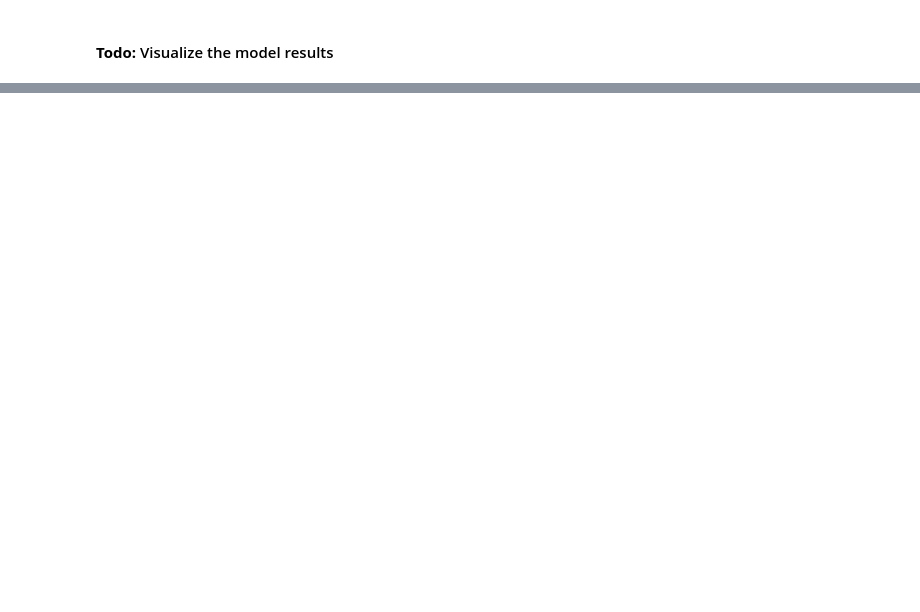
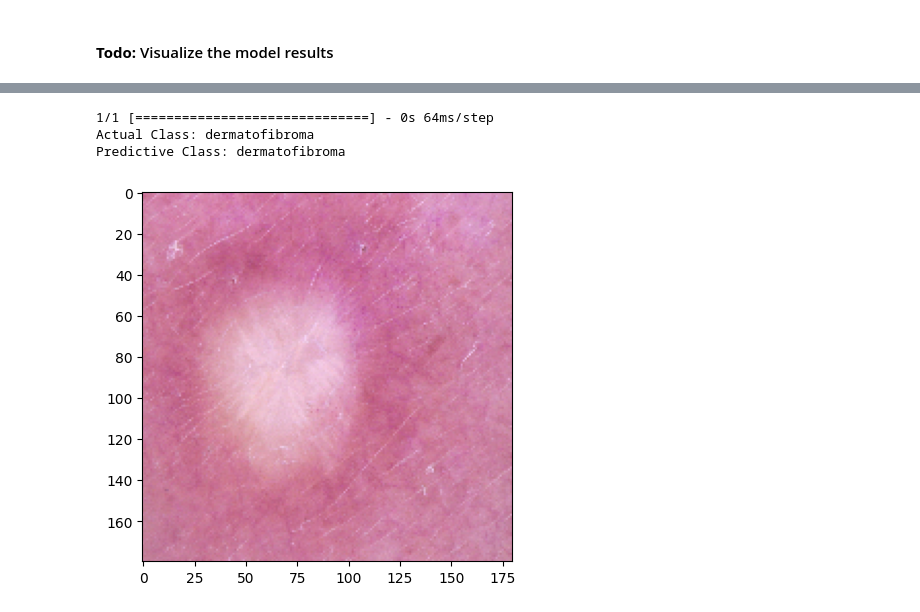
Before and after one commit to Mahalakshmi-Totad/Melanoma-Detection-Assignment, a Jupyter notebook: MahalakshmiTotad.ipynb, the cells around one changed output, grey strips where cells are left out. Cells and saved outputs as stored; diff of their text form; code cells hidden in the pictures; blank space fills up the shorter version.

```diff
--- a/MahalakshmiTotad.ipynb
+++ b/MahalakshmiTotad.ipynb
@@ -1082,0 +869,17 @@ plt.show()
+# %%
+Test_image_path = os.path.join(data_dir_test, class_names[2], '*')
+Test_image = glob(Test_image_path)
+Test_image = load_img(Test_image[-2],target_size=(180,180,3))
+plt.imshow(Test_image)
+plt.grid(False)
+
+img = np.expand_dims(Test_image,axis=0)
+pred = model.predict(img)
+pred = np.argmax(pred)
+pred_class = class_names[pred]
+print(f"Actual Class: {class_names[2]}" + '\n' + "Predictive Class: " + pred_class)
+# %% [output]
+1/1 [==============================] - 0s 64ms/step
+Actual Class: dermatofibroma
+Predictive Class: dermatofibroma
+[figure, added]
```
Also changed, not shown: parts of 61 cells of this notebook.
